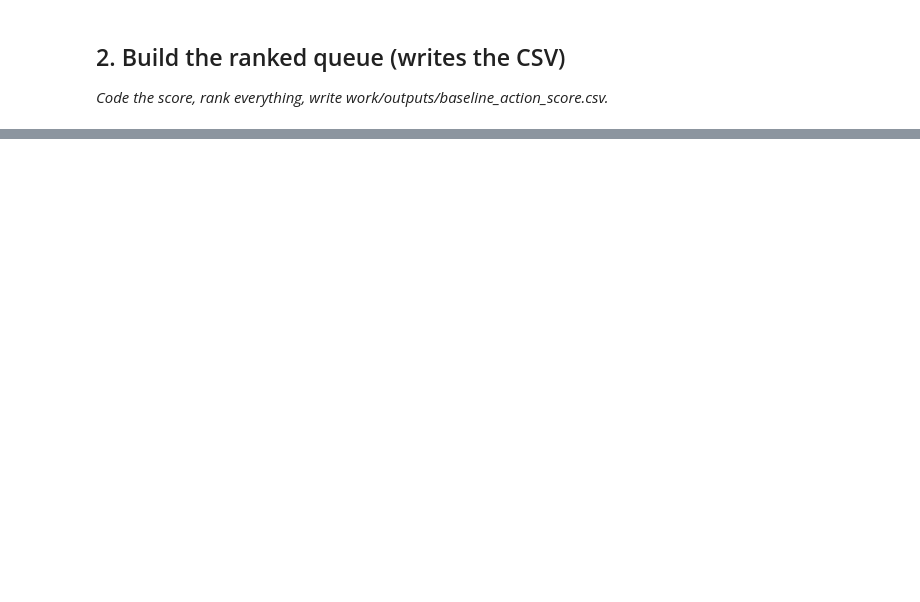
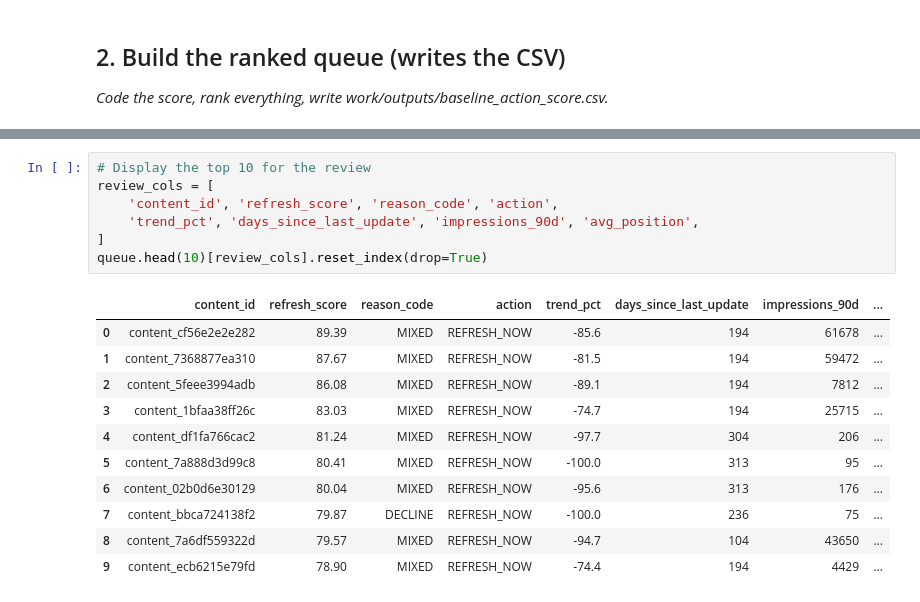
Before and after one commit to Softwareguy786/ML_INTERNSHIP_01, a Jupyter notebook: work/notebooks/w04_baseline_score.ipynb, the cells around one changed output, grey strips where cells are left out. Cells and saved outputs as stored; diff of their text form; blank space fills up the shorter version.

```diff
--- a/work/notebooks/w04_baseline_score.ipynb
+++ b/work/notebooks/w04_baseline_score.ipynb
@@ -36,0 +214,19 @@ This skeleton is yours to fill. Work the sections **in order** — each one has
+# %%
+# Display the top 10 for the review
+review_cols = [
+    'content_id', 'refresh_score', 'reason_code', 'action',
+    'trend_pct', 'days_since_last_update', 'impressions_90d', 'avg_position',
+]
+queue.head(10)[review_cols].reset_index(drop=True)
+# %% [output]
+|  | content_id | refresh_score | reason_code | action | trend_pct | days_since_last_update | impressions_90d | ... |
+| 0 | content_cf56e2e2e282 | 89.39 | MIXED | REFRESH_NOW | -85.6 | 194 | 61678 | ... |
+| 1 | content_7368877ea310 | 87.67 | MIXED | REFRESH_NOW | -81.5 | 194 | 59472 | ... |
+| 2 | content_5feee3994adb | 86.08 | MIXED | REFRESH_NOW | -89.1 | 194 | 7812 | ... |
+| 3 | content_1bfaa38ff26c | 83.03 | MIXED | REFRESH_NOW | -74.7 | 194 | 25715 | ... |
+| 4 | content_df1fa766cac2 | 81.24 | MIXED | REFRESH_NOW | -97.7 | 304 | 206 | ... |
+| 5 | content_7a888d3d99c8 | 80.41 | MIXED | REFRESH_NOW | -100.0 | 313 | 95 | ... |
+| 6 | content_02b0d6e30129 | 80.04 | MIXED | REFRESH_NOW | -95.6 | 313 | 176 | ... |
+| 7 | content_bbca724138f2 | 79.87 | DECLINE | REFRESH_NOW | -100.0 | 236 | 75 | ... |
+| 8 | content_7a6df559322d | 79.57 | MIXED | REFRESH_NOW | -94.7 | 104 | 43650 | ... |
+| 9 | content_ecb6215e79fd | 78.90 | MIXED | REFRESH_NOW | -74.4 | 194 | 4429 | ... |
```
Also changed, not shown: parts of 18 cells of this notebook.
